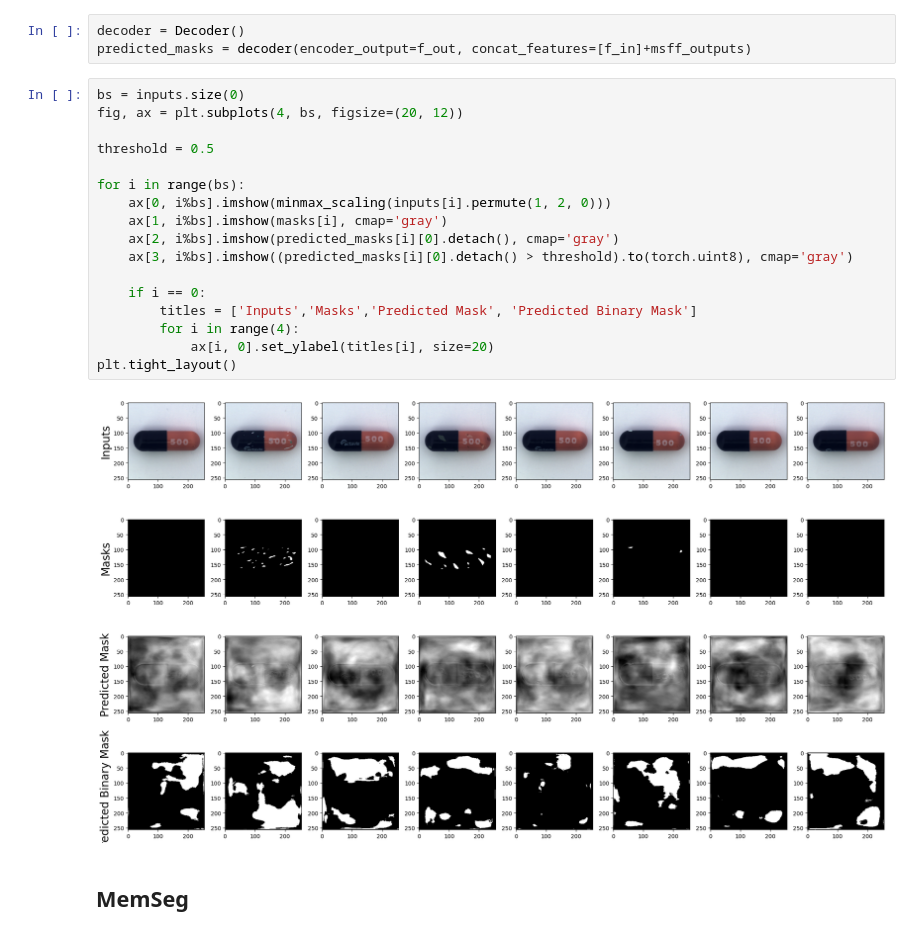
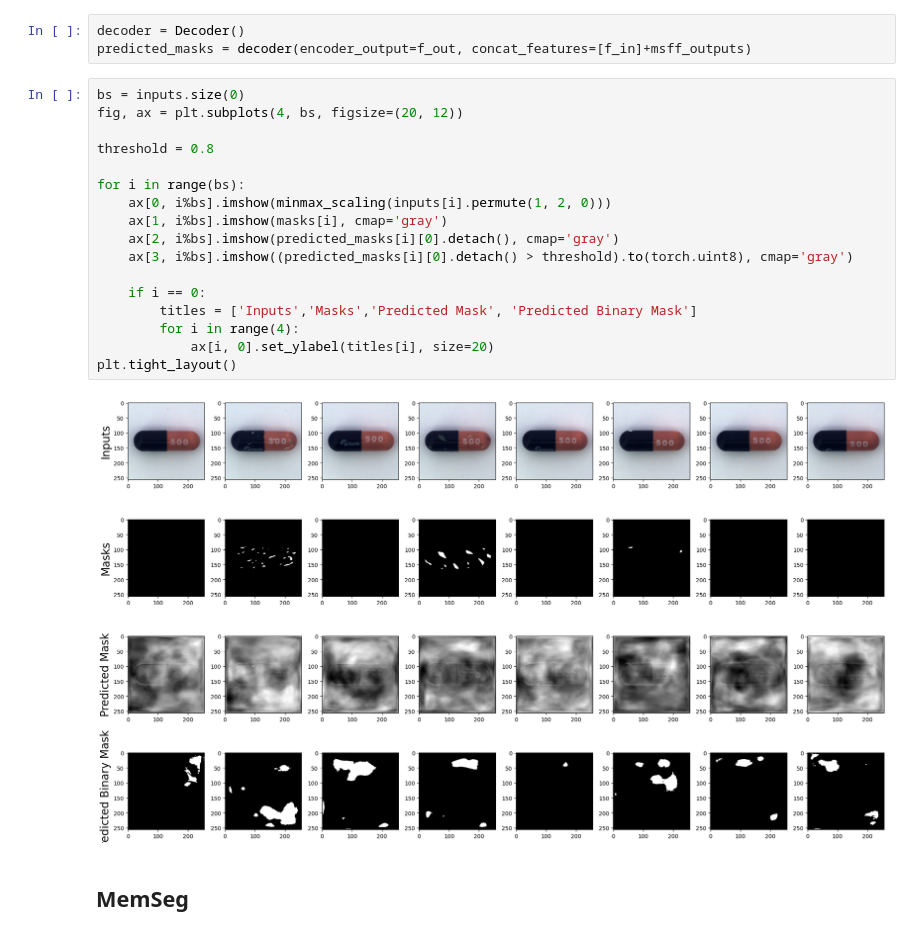
Before and after one commit to ntkhoa95/MemSeg-Defect-Detection, a Jupyter notebook: concept_overview.ipynb, the cells around one changed output. Drawn from its saved outputs; the diff is of its cells as text.

```diff
--- a/concept_overview.ipynb
+++ b/concept_overview.ipynb
@@ -508,22 +508,22 @@ predicted_masks = decoder(encoder_output=f_out, concat_features=[f_in]+msff_outp
 # %%
 bs = inputs.size(0)
 fig, ax = plt.subplots(4, bs, figsize=(20, 12))
 
-threshold = 0.5
+threshold = 0.8
 
 for i in range(bs):
     ax[0, i%bs].imshow(minmax_scaling(inputs[i].permute(1, 2, 0)))
     ax[1, i%bs].imshow(masks[i], cmap='gray')
     ax[2, i%bs].imshow(predicted_masks[i][0].detach(), cmap='gray')
     ax[3, i%bs].imshow((predicted_masks[i][0].detach() > threshold).to(torch.uint8), cmap='gray')
 
     if i == 0:
         titles = ['Inputs','Masks','Predicted Mask', 'Predicted Binary Mask']
         for i in range(4):
             ax[i, 0].set_ylabel(titles[i], size=20)
 plt.tight_layout()
 # %% [output]
-[figure, old version]
+[figure, new version]
 # %% [markdown]
 ## MemSeg
 # %%
```
Also changed, not shown: parts of 11 cells of this notebook.
